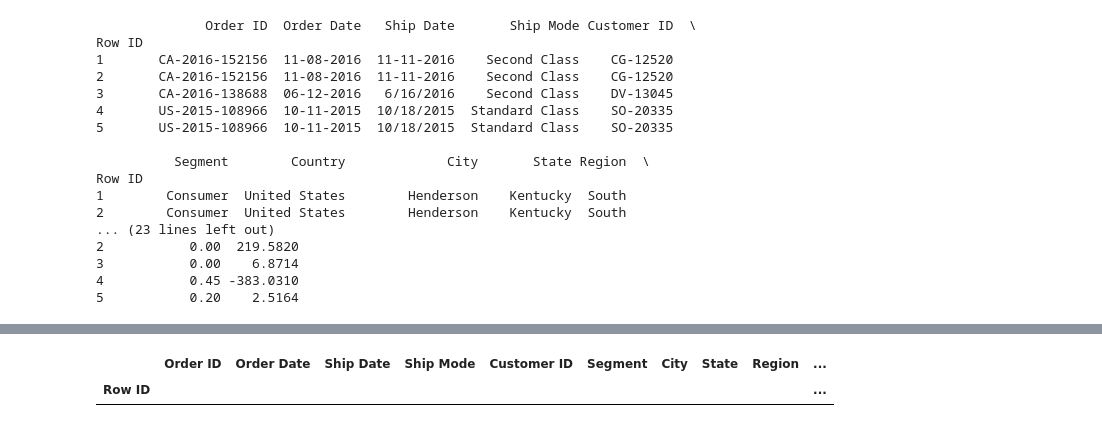
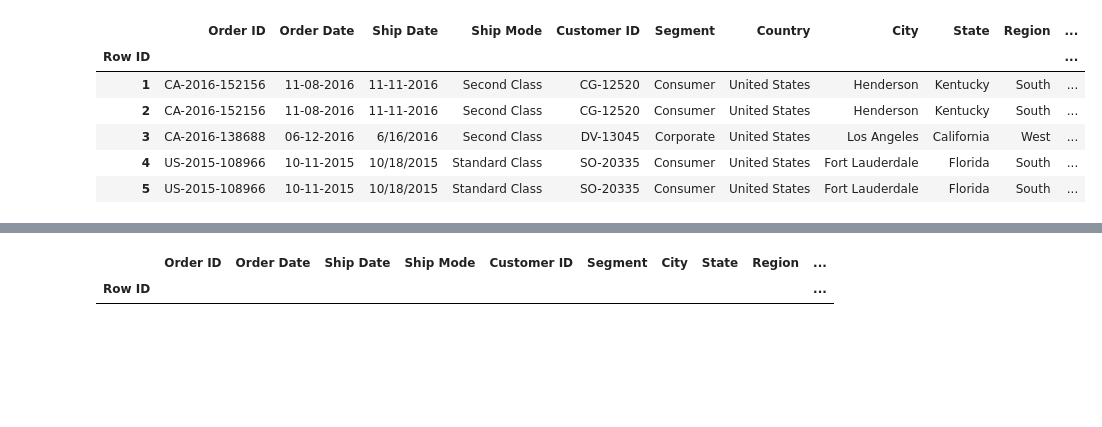
Before and after one commit to MaharLeika18/DataViz_Activities, a Jupyter notebook: DV_Act4_V1.ipynb, the cells around one changed output, grey strips where cells are left out. Cells and saved outputs as stored; diff of their text form; code cells hidden in the pictures; blank space fills up the shorter version.

```diff
--- a/DV_Act4_V1.ipynb
+++ b/DV_Act4_V1.ipynb
@@ -6,25 +6,16 @@ from IPython.display import display
 # %%
 # Import the dataset
 url = 'https://raw.githubusercontent.com/MaharLeika18/Datasets/refs/heads/main/Sample_Superstore.csv'
 df = pd.read_csv(url, index_col=0)
-print(df.head(5))
+
+display(df.head(5))
 # %% [output]
-              Order ID  Order Date   Ship Date       Ship Mode Customer ID  \
-Row ID
-1       CA-2016-152156  11-08-2016  11-11-2016    Second Class    CG-12520
-2       CA-2016-152156  11-08-2016  11-11-2016    Second Class    CG-12520
-3       CA-2016-138688  06-12-2016   6/16/2016    Second Class    DV-13045
-4       US-2015-108966  10-11-2015  10/18/2015  Standard Class    SO-20335
-5       US-2015-108966  10-11-2015  10/18/2015  Standard Class    SO-20335
-
-          Segment        Country             City       State Region  \
-Row ID
-1        Consumer  United States        Henderson    Kentucky  South
-2        Consumer  United States        Henderson    Kentucky  South
-... (23 lines left out)
-2           0.00  219.5820
-3           0.00    6.8714
-4           0.45 -383.0310
-5           0.20    2.5164
+|  | Order ID | Order Date | Ship Date | Ship Mode | Customer ID | Segment | Country | City | State | Region | ... |
+| Row ID |  |  |  |  |  |  |  |  |  |  | ... |
+| 1 | CA-2016-152156 | 11-08-2016 | 11-11-2016 | Second Class | CG-12520 | Consumer | United States | Henderson | Kentucky | South | ... |
+| 2 | CA-2016-152156 | 11-08-2016 | 11-11-2016 | Second Class | CG-12520 | Consumer | United States | Henderson | Kentucky | South | ... |
+| 3 | CA-2016-138688 | 06-12-2016 | 6/16/2016 | Second Class | DV-13045 | Corporate | United States | Los Angeles | California | West | ... |
+| 4 | US-2015-108966 | 10-11-2015 | 10/18/2015 | Standard Class | SO-20335 | Consumer | United States | Fort Lauderdale | Florida | South | ... |
+| 5 | US-2015-108966 | 10-11-2015 | 10/18/2015 | Standard Class | SO-20335 | Consumer | United States | Fort Lauderdale | Florida | South | ... |
 # %%
 # Clean the dataset
```
Also changed, not shown: parts of 2 cells of this notebook.
